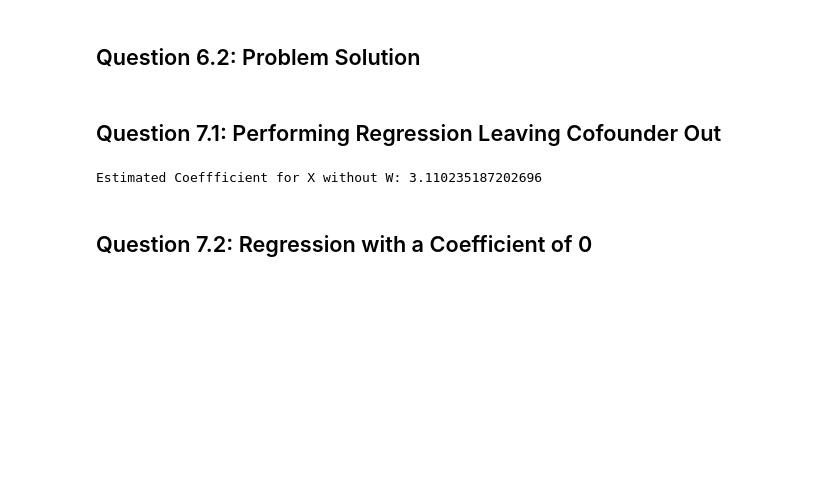
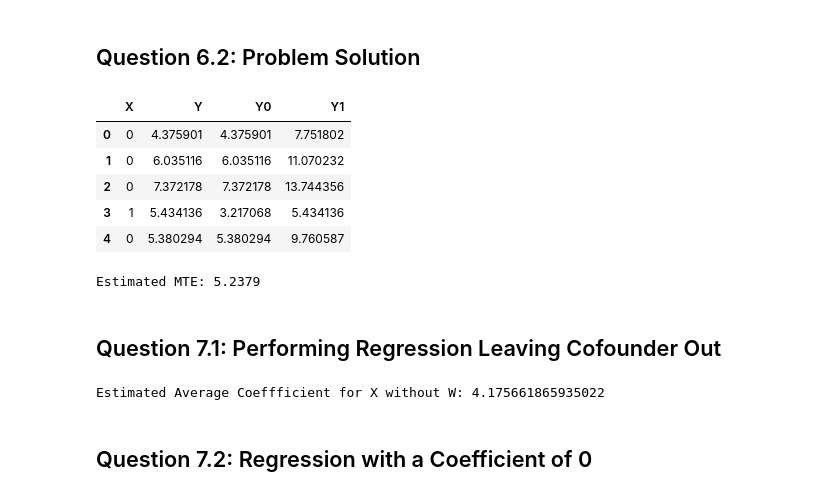
Before and after one commit to eghatzis0527/DX702-mod-6, a Jupyter notebook: Homework_Reflections_5_8_Code.ipynb, the cells around one changed output. Saved outputs shown, nothing was run; the diff lists cells and outputs as text; code cells hidden in the pictures; blank space fills up the shorter version.

```diff
--- a/Homework_Reflections_5_8_Code.ipynb
+++ b/Homework_Reflections_5_8_Code.ipynb
@@ -78,21 +79,57 @@ data_df.head(10)
 | 9 | 10 | 1 | 38 | 37 | 331 | 17 | 5 | ... |
 # %% [markdown]
 ## Question 6.2: Problem Solution
+# %%
+X = np.random.binomial(1, 0.5, 1000)
+
+Z = np.random.normal(0, 1, 1000)
+
+Y0 = 5 + Z
+Y1 = 9 + 2 * Z
+
+Y = np.where(X == 1, Y1, Y0)
+
+data = pd.DataFrame({'X' : X, 'Y' : Y, 'Y0' : Y0, 'Y1' : Y1})
+
+data.head()
+# %% [output]
+|  | X | Y | Y0 | Y1 |
+| 0 | 0 | 4.375901 | 4.375901 | 7.751802 |
+| 1 | 0 | 6.035116 | 6.035116 | 11.070232 |
+| 2 | 0 | 7.372178 | 7.372178 | 13.744356 |
+| 3 | 1 | 5.434136 | 3.217068 | 5.434136 |
+| 4 | 0 | 5.380294 | 5.380294 | 9.760587 |
+# %%
+data['treatment_effect'] = data['Y1'] - data['Y0']
+
+mte = np.percentile(data['treatment_effect'], 90)
+
+print(f'Estimated MTE: {mte:.4f}')
+# %% [output]
+Estimated MTE: 5.2379
 # %% [markdown]
 ## Question 7.1: Performing Regression Leaving Cofounder Out
 # %%
-W = np.random.normal(0, 1, 100)
-X = 4 * W + np.random.normal(0, 1,100)
-y = 3 * X + 5 * W + np.random.normal(0, 1, 100)
+coefs = []
 
-X = pd.DataFrame({'X' : X, 'W' : W})
-X = sm.add_constant(X)
+for i in range(1000):
 
-model = sm.OLS(y, X).fit()
+    W = np.random.normal(0, 1, 100)
+    X = 4 * W + np.random.normal(0, 1,100)
+    y = 3 * X + 5 * W + np.random.normal(0, 1, 100)
 
-print(f'Estimated Coeffficient for X without W: {model.params['X']}')
+    X = pd.DataFrame({'X' : X})
+    X = sm.add_constant(X)
+
+    model = sm.OLS(y, X).fit()
+
+    coefs.append(model.params['X'])
+
+avg_coef = np.mean(coefs)
+
+print(f'Estimated Average Coeffficient for X without W: {avg_coef}')
 # %% [output]
-Estimated Coeffficient for X without W: 3.110235187202696
+Estimated Average Coeffficient for X without W: 4.175661865935022
 # %% [markdown]
 ## Question 7.2: Regression with a Coefficient of 0
 # %%
```
Also changed, not shown: parts of 1 cell of this notebook, 2 other files.
